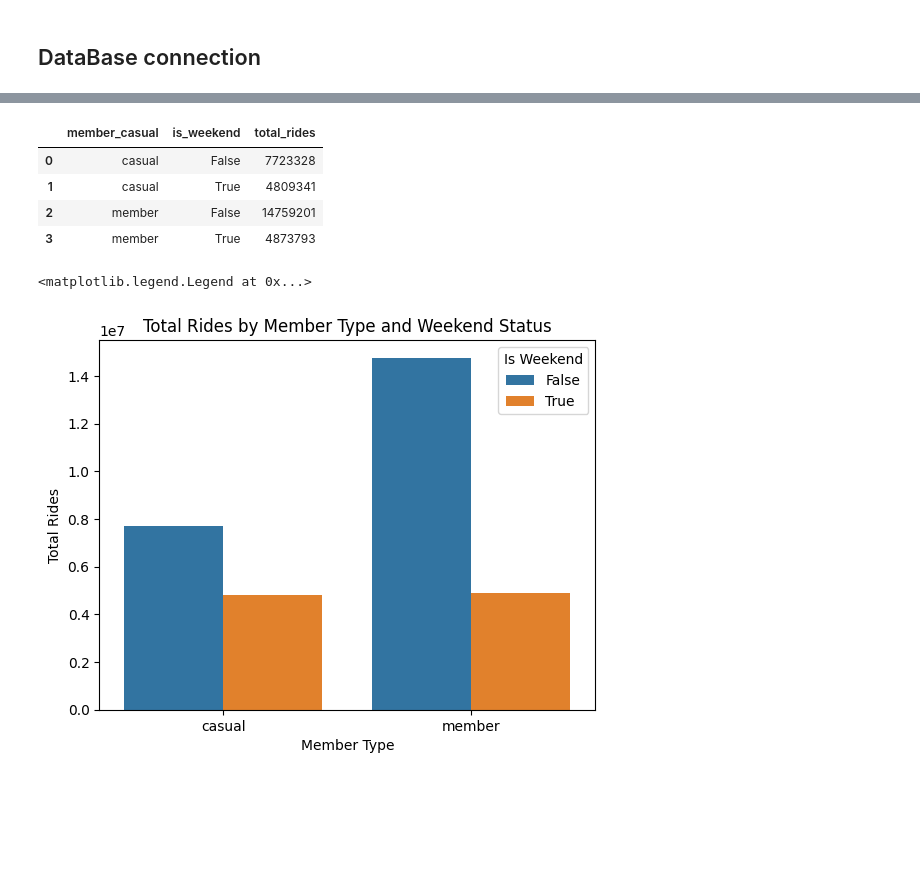
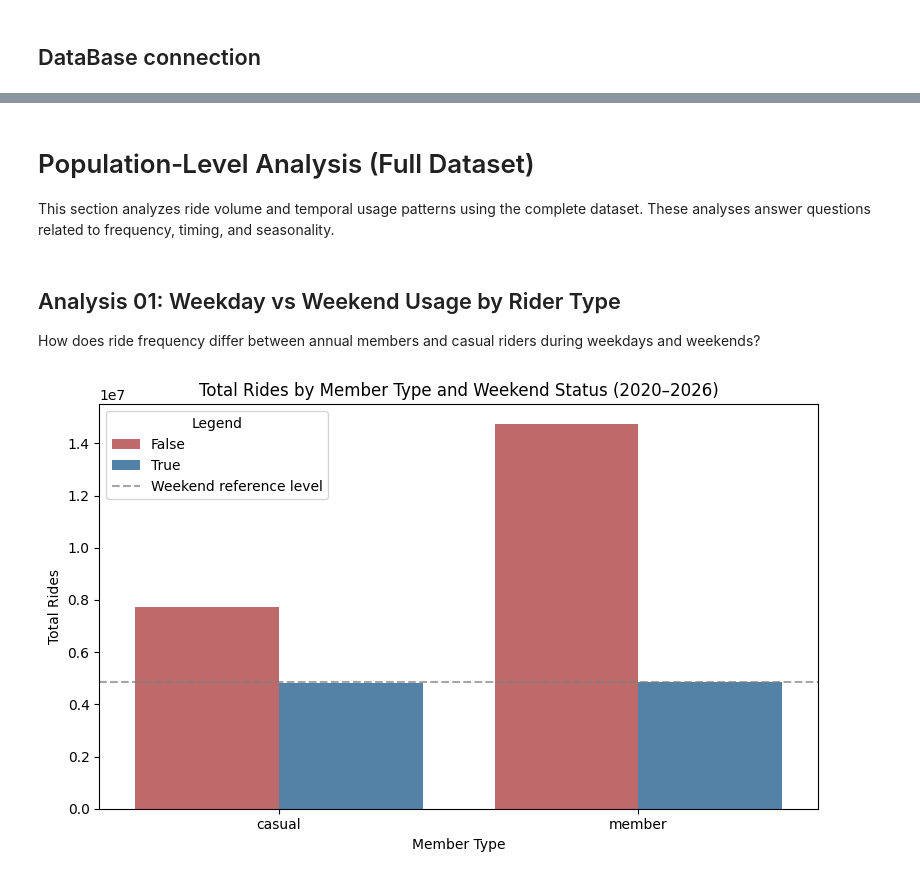
Before and after one commit to Knok98/Cyclistic-Training-Case-Study-Analysis, a Jupyter notebook: analyse.ipynb, the cells around one changed output, grey strips where cells are left out. Drawn from its saved outputs; the diff is of its cells as text; code cells hidden in the pictures; blank space fills up the shorter version.

Commit message:
analysis added , query modification

```diff
--- a/analyse.ipynb
+++ b/analyse.ipynb
@@ -41,38 +47,79 @@ How does ride frequency differ between annual members and casual riders during w
+# %% [markdown]
+# Population‑Level Analysis (Full Dataset)
+
+This section analyzes ride volume and temporal usage patterns
+using the complete dataset. These analyses answer questions
+related to frequency, timing, and seasonality.
 # %%
-
-query_weekend = """
+query_population = """
 SELECT
     member_casual,
     is_weekend,
+    start_hour,
+    DATEADD(MONTH, DATEDIFF(MONTH, 0, started_at), 0) AS year_month,
     COUNT(*) AS total_rides
 FROM dbo.cyclistic
 GROUP BY
     member_casual,
-    is_weekend
-ORDER BY
-    member_casual,
-    is_weekend;
+    is_weekend,
+    start_hour,
+    DATEADD(MONTH, DATEDIFF(MONTH, 0, started_at), 0);
 """
 
-df_weekend = pd.read_sql(query_weekend, con=engine)
-df_weekend
+df_pop = pd.read_sql(query_population, con=engine)
+df_pop.shape
-# %% [output]
-|  | member_casual | is_weekend | total_rides |
-| 0 | casual | False | 7723328 |
-| 1 | casual | True | 4809341 |
-| 2 | member | False | 14759201 |
-| 3 | member | True | 4873793 |
+# %% [markdown]
+## Analysis 01: Weekday vs Weekend Usage by Rider Type
+
+How does ride frequency differ between annual members and casual riders during weekdays and weekends?
 # %%
 import seaborn as sns
 import matplotlib.pyplot as plt
-sns.barplot(data=df_weekend, x="member_casual", y="total_rides", hue="is_weekend")
-plt.title("Total Rides by Member Type and Weekend Status")
+
+# weekend rference level is the average total rides for weekends across all member types
+#thanks to this reference level we can easily compare how much more or less rides members and casuals have on weekends
+
+df_weekend = (
+    df_pop
+    .groupby(["member_casual", "is_weekend"])["total_rides"]
+    .sum()
+    .reset_index()
+)
+weekend_ref = df_weekend[df_weekend["is_weekend"] == True]["total_rides"].mean()
+
+plt.figure(figsize=(8, 5))
+
+palette = {True: "steelblue", False: "indianred"}
+
+ax = sns.barplot(
+    data=df_weekend,
+    x="member_casual",
+    y="total_rides",
+    hue="is_weekend",
+    palette=palette
+)
+
+ax.axhline(
+    weekend_ref,
+    linestyle="--",
+    color="gray",
+    alpha=0.7,
+    label="Weekend reference level"
+)
+
+plt.title("Total Rides by Member Type and Weekend Status (2020–2026)")
 plt.xlabel("Member Type")
 plt.ylabel("Total Rides")
-plt.legend(title="Is Weekend")
+
+# legend handling
+handles, labels = ax.get_legend_handles_labels()
+by_label = dict(zip(labels, handles))
+ax.legend(by_label.values(), by_label.keys(), title="Legend")
+
+plt.tight_layout()
+plt.show()
 # %% [output]
-<matplotlib.legend.Legend at 0x...>
-[figure, old version]
+[figure, new version]
 # %% [markdown]
 ### Insight
 
```
Also changed, not shown: parts of 19 cells of this notebook.
